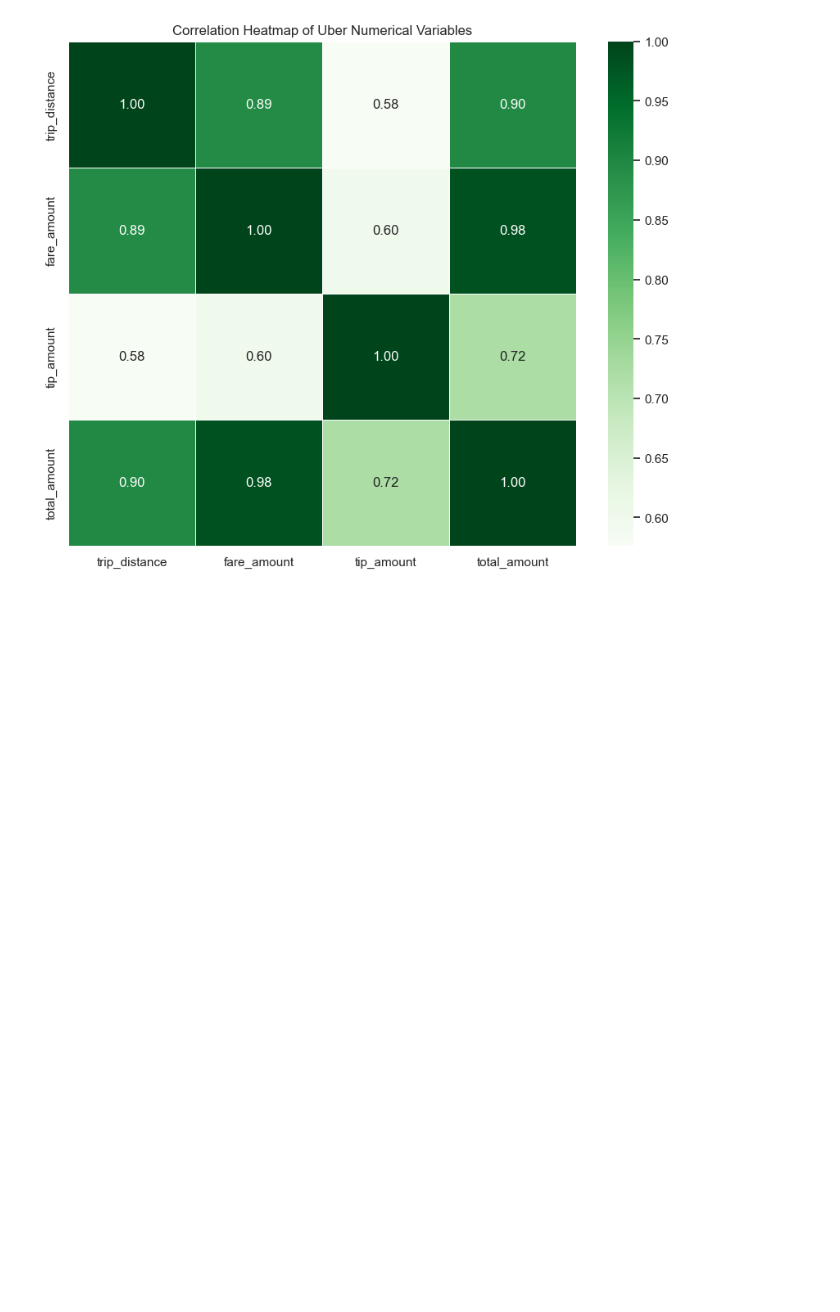
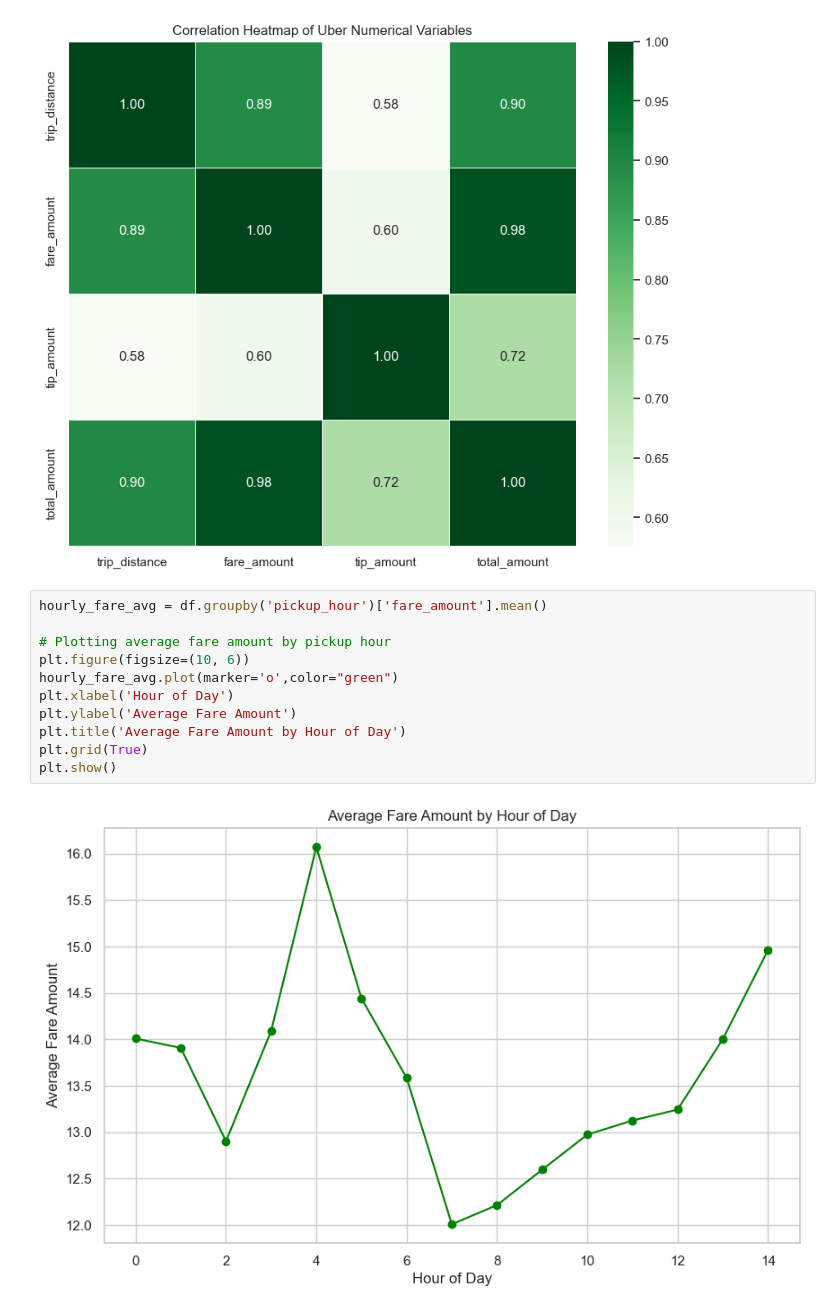
Before and after one commit to yashvisharma1204/Uber_rides-data_analysis, a Jupyter notebook: data.ipynb, the cells around one changed output. Saved outputs shown, nothing was run; the diff lists cells and outputs as text; blank space fills up the shorter version.

```diff
--- a/data.ipynb
+++ b/data.ipynb
@@ -344,3 +377,16 @@ plt.title('Correlation Heatmap of Uber Numerical Variables')
 plt.show()
 # %% [output]
 [figure]
+# %%
+hourly_fare_avg = df.groupby('pickup_hour')['fare_amount'].mean()
+
+# Plotting average fare amount by pickup hour
+plt.figure(figsize=(10, 6))
+hourly_fare_avg.plot(marker='o',color="green")
+plt.xlabel('Hour of Day')
+plt.ylabel('Average Fare Amount')
+plt.title('Average Fare Amount by Hour of Day')
+plt.grid(True)
+plt.show()
+# %% [output]
+[figure, added]
```
Also changed, not shown: parts of 8 cells of this notebook.
